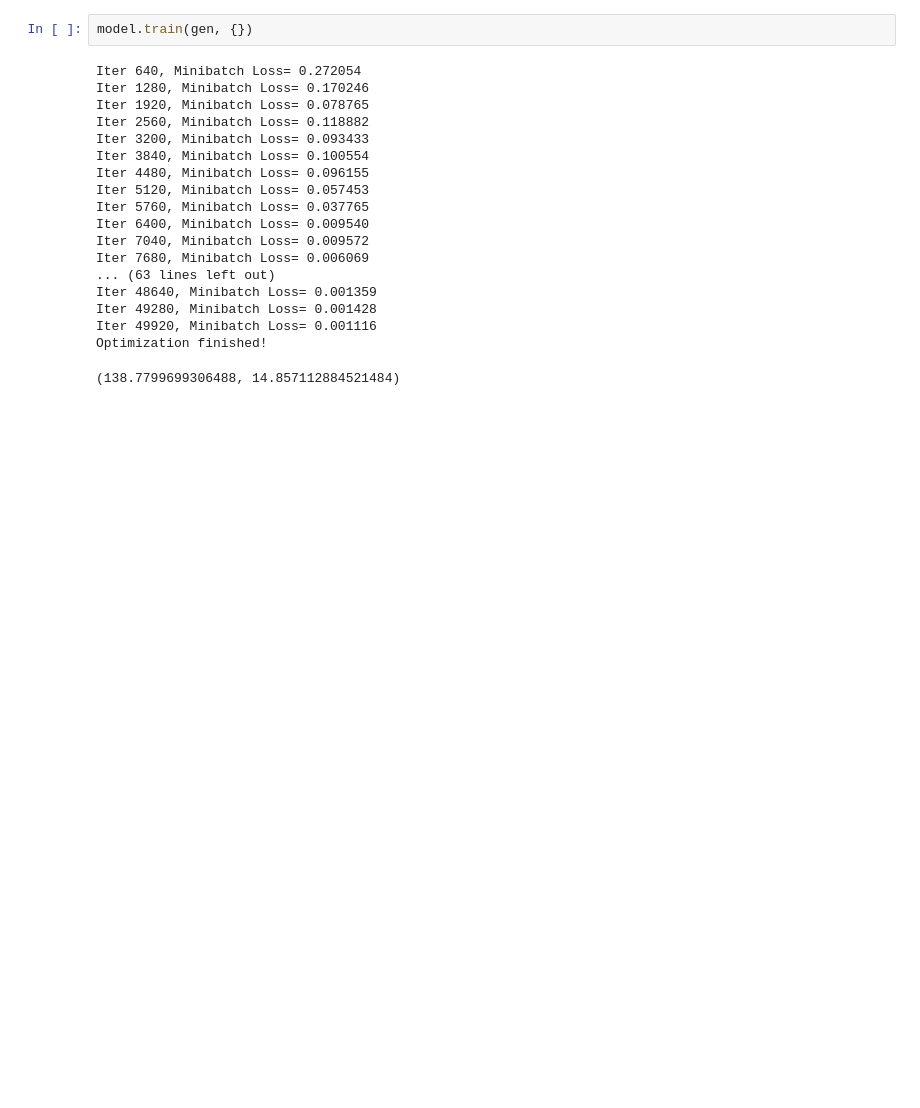
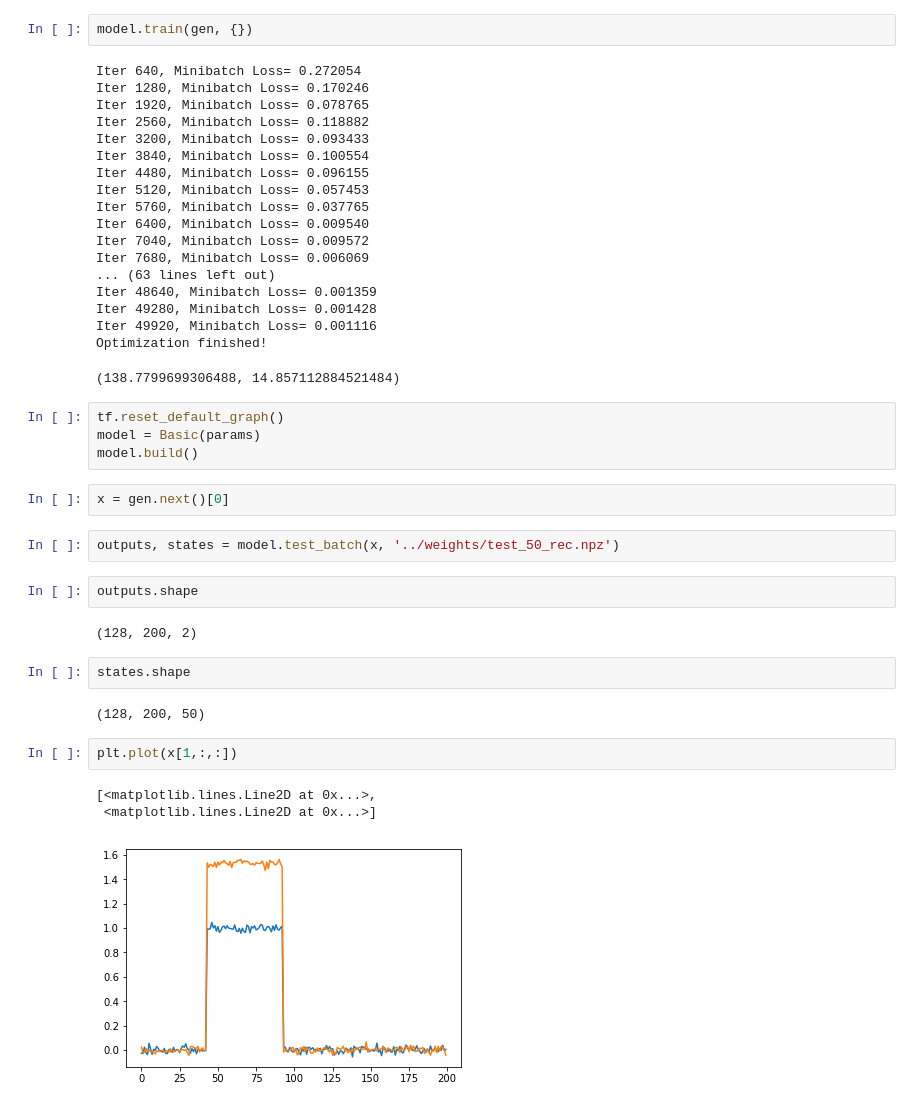
Before and after one commit to davidbrandfonbrener/sisyphus2, a Jupyter notebook: notebooks/Refactor tests.ipynb, the cells around one changed output. Cells and saved outputs as stored; diff of their text form; blank space fills up the shorter version.

Commit message:
tested test function, something not working

```diff
--- a/notebooks/Refactor tests.ipynb
+++ b/notebooks/Refactor tests.ipynb
@@ -118,3 +120,25 @@ Iter 49280, Minibatch Loss= 0.001428
 Iter 49920, Minibatch Loss= 0.001116
 Optimization finished!
 (138.7799699306488, 14.857112884521484)
+# %%
+tf.reset_default_graph()
+model = Basic(params)
+model.build()
+# %%
+x = gen.next()[0]
+# %%
+outputs, states = model.test_batch(x, '../weights/test_50_rec.npz')
+# %%
+outputs.shape
+# %% [output]
+(128, 200, 2)
+# %%
+states.shape
+# %% [output]
+(128, 200, 50)
+# %%
+plt.plot(x[1,:,:])
+# %% [output]
+[<matplotlib.lines.Line2D at 0x...>,
+ <matplotlib.lines.Line2D at 0x...>]
+[figure, added]
```
Also changed, not shown: parts of 3 cells of this notebook, 4 other files.
